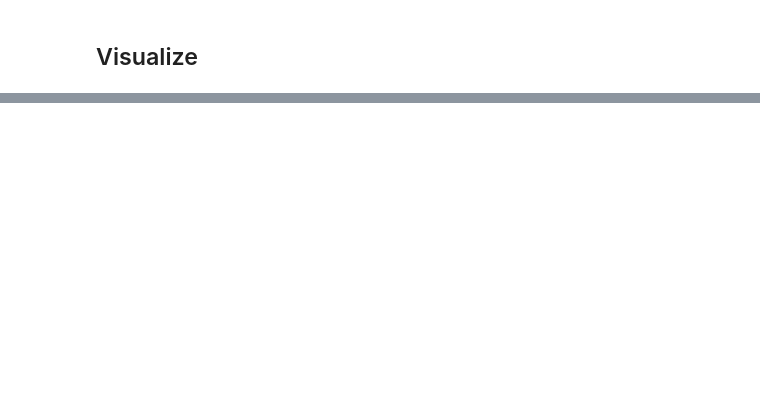
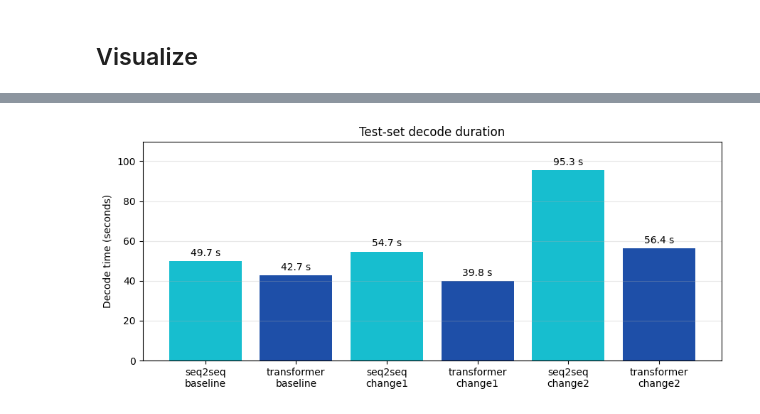
Before and after one commit to lawun330/basic-neural-machine-translation, a Jupyter notebook: notebooks/visualize.ipynb, the cells around one changed output, grey strips where cells are left out. Saved outputs shown, nothing was run; the diff lists cells and outputs as text; code cells hidden in the pictures; blank space fills up the shorter version.

```diff
--- a/notebooks/visualize.ipynb
+++ b/notebooks/visualize.ipynb
@@ -311 +352,27 @@ plt.show()
+# %%
+fig, ax = plt.subplots(figsize=(9, 4))
+
+x = range(len(df))
+bars = ax.bar(
+    x,
+    df["decode_seconds"],
+    color=[COLORS[m] for m in df["model"]],
+)
+
+ymax = df["decode_seconds"].max()
+ax.set_ylim(0, ymax * 1.15)  # add 15% headroom
+
+ax.set_xticks(x)
+ax.set_xticklabels(df["xlabel"], rotation=0)
+ax.set_ylabel("Decode time (seconds)")
+ax.set_title("Test-set decode duration")
+ax.bar_label(bars, fmt="%.1f s", padding=3)
+ax.grid(axis="y", alpha=0.3)
+
+plt.tight_layout()
+fig.savefig(IMG_DIR / "nmt_decode_time.png", dpi=150, bbox_inches="tight")
+
+plt.show()
+# %% [output]
+[figure, added]
 # %%
```
Also changed, not shown: parts of 74 cells of this notebook, 7 other files.
